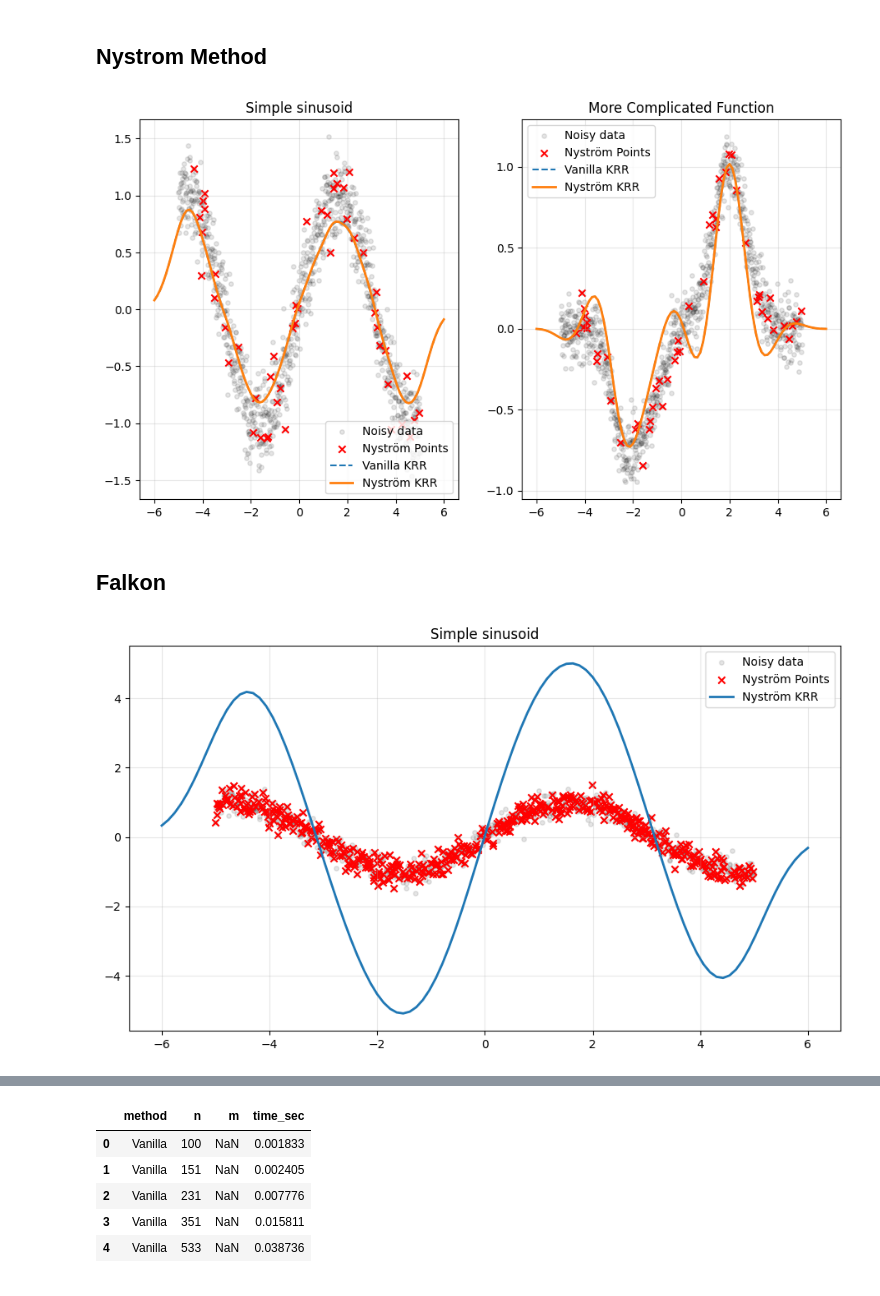
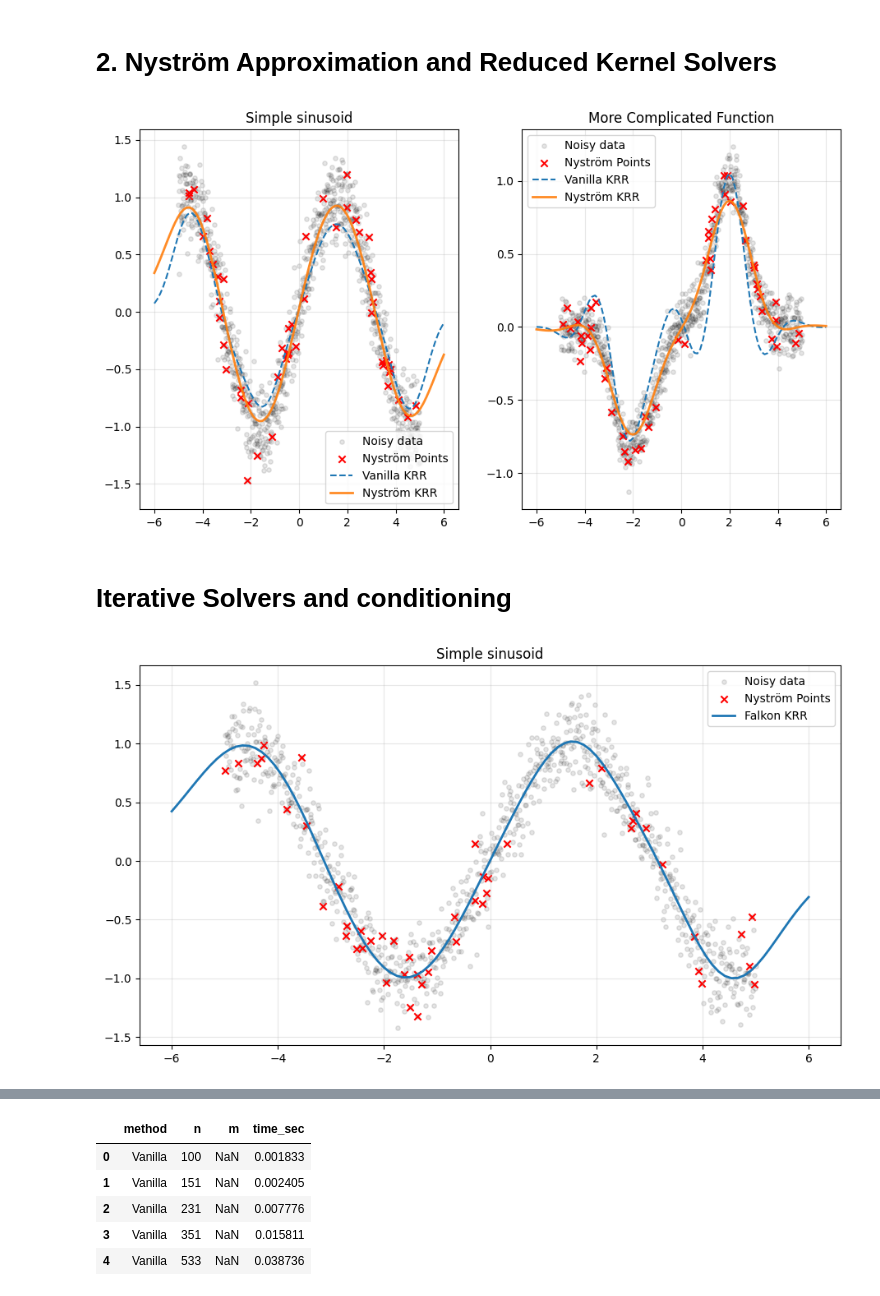
Before and after one commit to fotisk07/GDA-Project, a Jupyter notebook: notebooks/background.ipynb, the cells around one changed output, grey strips where cells are left out. Saved outputs shown, nothing was run; the diff lists cells and outputs as text; code cells hidden in the pictures.

```diff
--- a/notebooks/background.ipynb
+++ b/notebooks/background.ipynb
@@ -69,3 +75,3 @@ plt.savefig("figures/KRR_example.png", dpi=250)
 # %% [markdown]
-## Nystrom Method
+# 2. Nyström Approximation and Reduced Kernel Solvers
 # %%
@@ -87,45 +91,51 @@ y_2_star = (
 y_2 = y_2_star + 0.1 * np.random.randn(n)
 # %%
 sigma = 1.0
-reg   = 1e-2
+lam   = 1e-2
 m     = 50
 
-alpha_sin = solve_l2_problem(X, y_sin, sigma=sigma, reg=reg)
-beta_sin, idx_sin = solve_l2_problem_Nystrom(X, y_sin, m=m, sigma=sigma, reg=reg)
 
-y_pred_sin_vanilla = predict(X_test, X, alpha_sin)
-y_pred_sin_nys     = predict(X_test, X[idx_sin], beta_sin)
+nysrtom1 = Nystrom(sigma=sigma, lam=lam)
+nysrtom1.fit(X,y_sin,m=m)
+y_pred_sin_nys = nysrtom1.predict(X_test)
+
+vanilla_krr = VanillaKRR(sigma=sigma, lam=lam)
+vanilla_krr.fit(X,y_sin)
+y_pred_sin_vanilla = vanilla_krr.predict(X_test)
+
 
 # --- Function 2 : bump function
-alpha_2 = solve_l2_problem(X, y_2, sigma=sigma, reg=reg)
-beta_2, idx_2 = solve_l2_problem_Nystrom(X, y_2, m=m, sigma=sigma, reg=reg)
+nysrtom2 = Nystrom(sigma=sigma, lam=lam)
+nysrtom2.fit(X,y_2,m)
+y_pred_2_nys = nysrtom2.predict(X_test)
 
-y_pred_2_vanilla = predict(X_test, X, alpha_2)
-y_pred_2_nys     = predict(X_test, X[idx_2], beta_2)
+vanilla_krr = VanillaKRR(sigma=sigma, lam=lam)
+vanilla_krr.fit(X,y_2)
+y_pred_2_vanilla = vanilla_krr.predict(X_test)
 # %%
 fig, ax = plt.subplots(1, 2, figsize=(11, 6))
 
 # Plot points
 ax[0].scatter(X, y_sin, s=15, alpha=0.1, label="Noisy data", marker="o",color="black")
-ax[0].scatter(X[idx_sin], y_sin[idx_sin], label="Nyström Points",marker="x",color="red")
+ax[0].scatter(nysrtom1.Xm, y_sin[nysrtom1.indices], label="Nyström Points",marker="x",color="red")
 ax[0].plot(X_test, y_pred_sin_vanilla, label="Vanilla KRR", linestyle="--")
-ax[0].plot(X_test, y_pred_sin_nys, lw=2, label="Nyström KRR")
+ax[0].plot(X_test, y_pred_sin_nys, lw=2, label="Nyström KRR", alpha=0.9)
 ax[0].set_title("Simple sinusoid")
 ax[0].legend(loc="best")
 ax[0].grid(alpha=0.3)
 
 # Plot points
 ax[1].scatter(X, y_2, s=15, alpha=0.1, label="Noisy data", marker="o",color="black")
-ax[1].scatter(X[idx_sin], y_2[idx_sin], label="Nyström Points",marker="x",color="red")
+ax[1].scatter(nysrtom2.Xm, y_2[nysrtom2.indices], label="Nyström Points",marker="x",color="red")
 ax[1].plot(X_test, y_pred_2_vanilla, label="Vanilla KRR", linestyle="--")
-ax[1].plot(X_test, y_pred_2_nys, lw=2, label="Nyström KRR")
+ax[1].plot(X_test, y_pred_2_nys, lw=2, label="Nyström KRR", alpha=0.9)
 ax[1].set_title("More Complicated Function")
 ax[1].legend(loc="best")
 ax[1].grid(alpha=0.3)
 
 plt.savefig("figures/nystrom_toy.png")
 # %% [output]
-[figure, old version]
+[figure, new version]
 # %% [markdown]
-## Falkon
+# Iterative Solvers and conditioning
 # %%
@@ -139,21 +147,22 @@ X_test = np.linspace(-6, 6, 100).reshape(-1, 1)
 y_sin_star = np.sin(X).ravel()
 y_sin = y_sin_star + 0.2 * np.random.randn(n)
 # %%
-sigma = 0.1
-reg   = 1e-10
-m     = 500
+sigma = 1
+reg   = 1e-5
+m     = 50
 
-alpha,idx = solve_falkon(X, y_sin, m=m, sigma=sigma, lam=reg)
-y_pred = predict(X_test, X[idx], alpha)
+falkon = Falkon(sigma=sigma, lam=lam)
+falkon.fit(X,y_sin, m)
+y_pred = falkon.predict(X_test)
 # %%
 # Plot points
 fig, ax = plt.subplots(1, 1, figsize=(11, 6))
 
 ax.scatter(X, y_sin, s=15, alpha=0.1, label="Noisy data", marker="o",color="black")
-ax.scatter(X[idx], y_sin[idx], label="Nyström Points",marker="x",color="red")
-ax.plot(X_test, y_pred, lw=2, label="Nyström KRR")
+ax.scatter(X[falkon.indices], y_sin[falkon.indices], label="Nyström Points",marker="x",color="red")
+ax.plot(X_test, y_pred, lw=2, label="Falkon KRR")
 ax.set_title("Simple sinusoid")
 ax.legend(loc="best")
 ax.grid(alpha=0.3)
 # %% [output]
-[figure, old version]
+[figure, new version]
```
Also changed, not shown: parts of 13 cells of this notebook, 26 other files.
